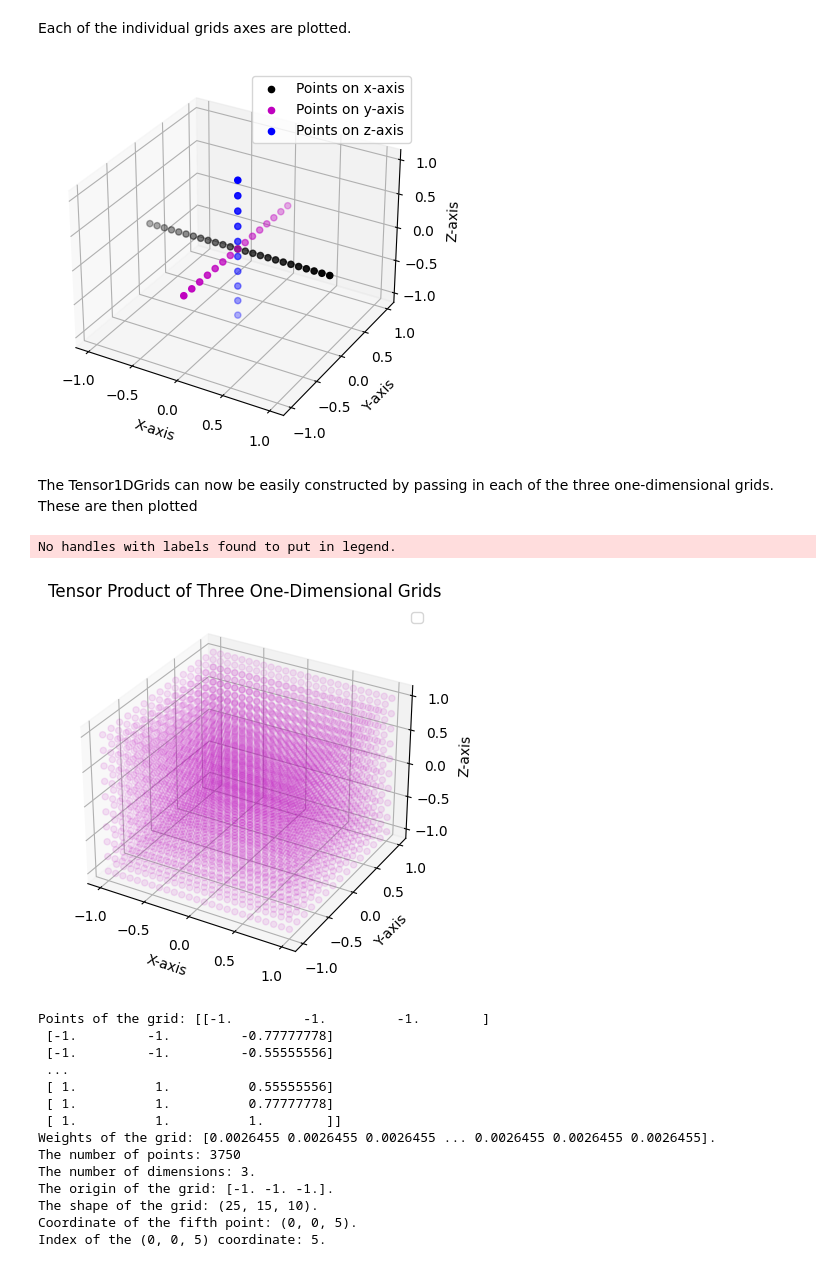
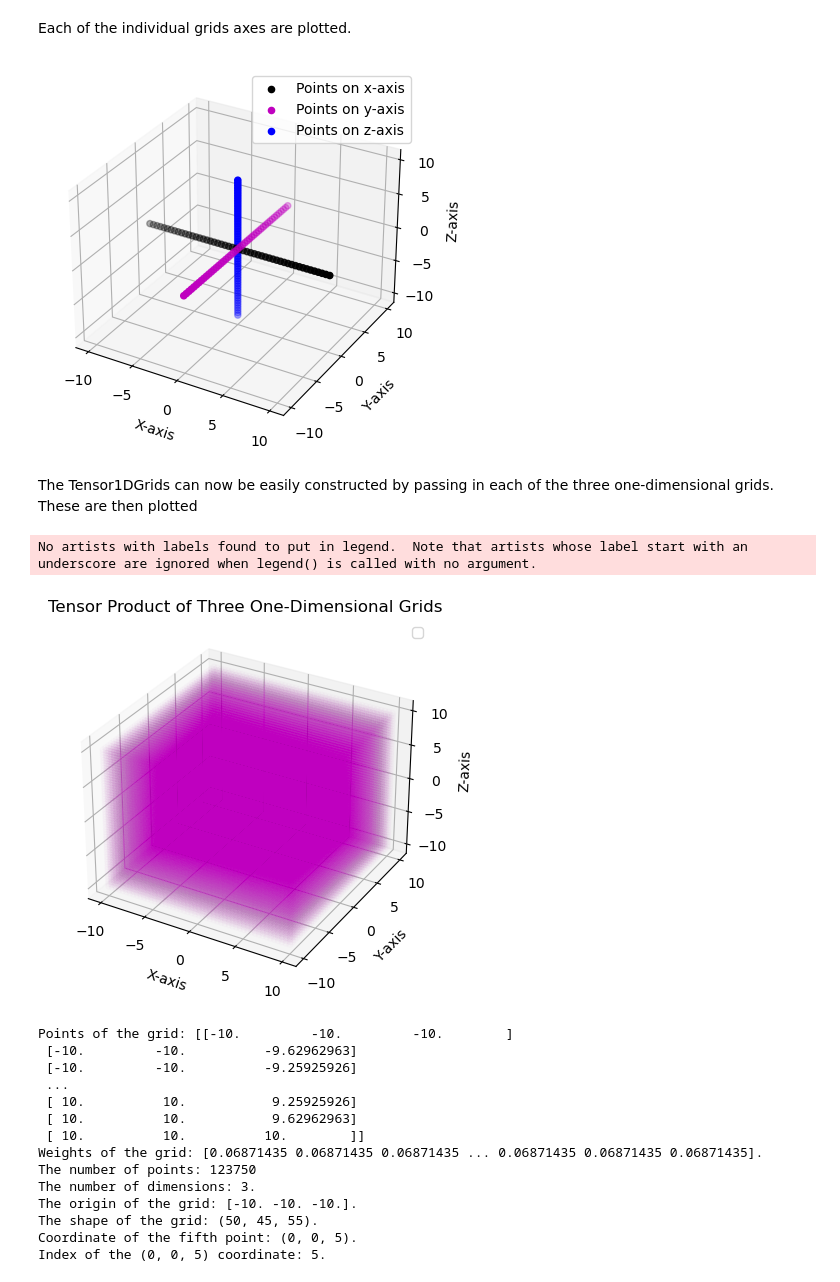
Before and after one commit to theochem/grid, a Jupyter notebook: doc/notebooks/Cubic_Grids.ipynb, the cells around one changed output. Cells and saved outputs as stored; diff of their text form; code cells hidden in the pictures.

```diff
--- a/doc/notebooks/Cubic_Grids.ipynb
+++ b/doc/notebooks/Cubic_Grids.ipynb
@@ -17,20 +21,24 @@ from grid.rtransform import LinearInfiniteRTransform
 from grid.cubic import Tensor1DGrids
 import numpy as np
 
-# Construct a grid between -1 and 1 on the real line.
-npoints = 25
-onedgridx = UniformInteger(npoints)
-onedgridx = LinearInfiniteRTransform(-1, 1).transform_1d_grid(onedgridx)
+limit = 10
+# Construct a grid between -10 and 10 on the real line.
+npoints = 50
+oned_gridx = UniformInteger(npoints)
+oned_gridx = LinearInfiniteRTransform(-limit, limit).transform_1d_grid(oned_gridx)
 
 # Construct another grid between -0.5 and 0.5 on the real line
-npoints = 15
-onedgridy = UniformInteger(npoints)
-onedgridy = LinearInfiniteRTransform(-1, 1).transform_1d_grid(onedgridy)
+npoints = 45
+oned_gridy = UniformInteger(npoints)
+oned_gridy = LinearInfiniteRTransform(-limit, limit).transform_1d_grid(oned_gridy)
 
-# Construct another grid between -0.25 and 0.25 on the real line
-npoints = 10
-onedgridz = UniformInteger(npoints)
-onedgridz = LinearInfiniteRTransform(-1, 1).transform_1d_grid(onedgridz)
+# Construct another grid between -10 and 10 on the real line
+npoints = 55
+oned_gridz = UniformInteger(npoints)
+oned_gridz = LinearInfiniteRTransform(-limit, limit).transform_1d_grid(oned_gridz)
+
+# Constructing the tensor product grid.
+tensor_grid = Tensor1DGrids(oned_gridx, oned_gridy, oned_gridz)
 # %% [markdown]
 Each of the individual grids axes are plotted.
 # %%
@@ -39,63 +47,56 @@ from mpl_toolkits import mplot3d
 
 fig = plt.figure()
 ax = plt.axes(projection='3d')
-ax.scatter(onedgridx.points, [0] *  len(onedgridx.points), [0] *  len(onedgridx.points), color="k", label="Points on x-axis")
-ax.scatter( [0] *  len(onedgridy.points), onedgridy.points, [0] *  len(onedgridy.points), color="m", label="Points on y-axis")
-ax.scatter( [0] *  len(onedgridz.points), [0] *  len(onedgridz.points), onedgridz.points , color="b", label="Points on z-axis")
+ax.scatter(oned_gridx.points, [0] *  len(oned_gridx.points), [0] *  len(oned_gridx.points), color="k", label="Points on x-axis")
+ax.scatter( [0] *  len(oned_gridy.points), oned_gridy.points, [0] *  len(oned_gridy.points), color="m", label="Points on y-axis")
+ax.scatter( [0] *  len(oned_gridz.points), [0] *  len(oned_gridz.points), oned_gridz.points , color="b", label="Points on z-axis")
 ax.set_xlabel("X-axis")
 ax.set_ylabel("Y-axis")
 ax.set_zlabel("Z-axis")
 plt.legend()
 plt.show()
 # %% [output]
-[figure, old version]
+[figure, new version]
 # %% [markdown]
 The Tensor1DGrids can now be easily constructed by passing in each of the three one-dimensional grids.  These are then plotted
 # %%
-# Constructing the tensor product grid.
-tensor_grid = Tensor1DGrids(onedgridx, onedgridy, onedgridz)
-
 fig = plt.figure()
 ax = plt.axes(projection='3d')
-ax.scatter(tensor_grid.points[:, 0], tensor_grid.points[:, 1], tensor_grid.points[:, 2], color="m", alpha=0.1)
+ax.scatter(tensor_grid.points[:, 0], tensor_grid.points[:, 1], tensor_grid.points[:, 2], color="m", alpha=0.01)
 ax.set_xlabel("X-axis")
 ax.set_ylabel("Y-axis")
 ax.set_zlabel("Z-axis")
 plt.legend()
 plt.title("Tensor Product of Three One-Dimensional Grids")
 plt.show()
 
 print(f"Points of the grid: {tensor_grid.points}")
 print(f"Weights of the grid: {tensor_grid.weights}.")
 print(f"The number of points: {tensor_grid.size}")
 print(f"The number of dimensions: {tensor_grid.ndim}.")
 print(f"The origin of the grid: {tensor_grid.origin}.")
 print(f"The shape of the grid: {tensor_grid.shape}.")
 
-# Can integrate functions on it
-#func_vals = # insert function here
-#integral = tensor_grid.integrate(func_vals)
-
 # Conversion from indices i to coordinates (i, j, k) to points
 coordinate = tensor_grid.index_to_coordinates(5)
 print(f"Coordinate of the fifth point: {coordinate}.")
 index = tensor_grid.coordinates_to_index((0, 0, 5))
 print(f"Index of the (0, 0, 5) coordinate: {index}.")
 # %% [output]
-No handles with labels found to put in legend.
+No artists with labels found to put in legend.  Note that artists whose label start with an underscore are ignored when legend() is called with no argument.
-[figure, old version]
+[figure, new version]
-Points of the grid: [[-1.         -1.         -1.        ]
- [-1.         -1.         -0.77777778]
- [-1.         -1.         -0.55555556]
+Points of the grid: [[-10.         -10.         -10.        ]
+ [-10.         -10.          -9.62962963]
+ [-10.         -10.          -9.25925926]
  ...
- [ 1.          1.          0.55555556]
- [ 1.          1.          0.77777778]
- [ 1.          1.          1.        ]]
-Weights of the grid: [0.0026455 0.0026455 0.0026455 ... 0.0026455 0.0026455 0.0026455].
-The number of points: 3750
+ [ 10.          10.           9.25925926]
+ [ 10.          10.           9.62962963]
+ [ 10.          10.          10.        ]]
+Weights of the grid: [0.06871435 0.06871435 0.06871435 ... 0.06871435 0.06871435 0.06871435].
+The number of points: 123750
 The number of dimensions: 3.
-The origin of the grid: [-1. -1. -1.].
-The shape of the grid: (25, 15, 10).
+The origin of the grid: [-10. -10. -10.].
+The shape of the grid: (50, 45, 55).
 Coordinate of the fifth point: (0, 0, 5).
 Index of the (0, 0, 5) coordinate: 5.
 # %% [markdown]
```
Also changed, not shown: parts of 29 cells of this notebook.
